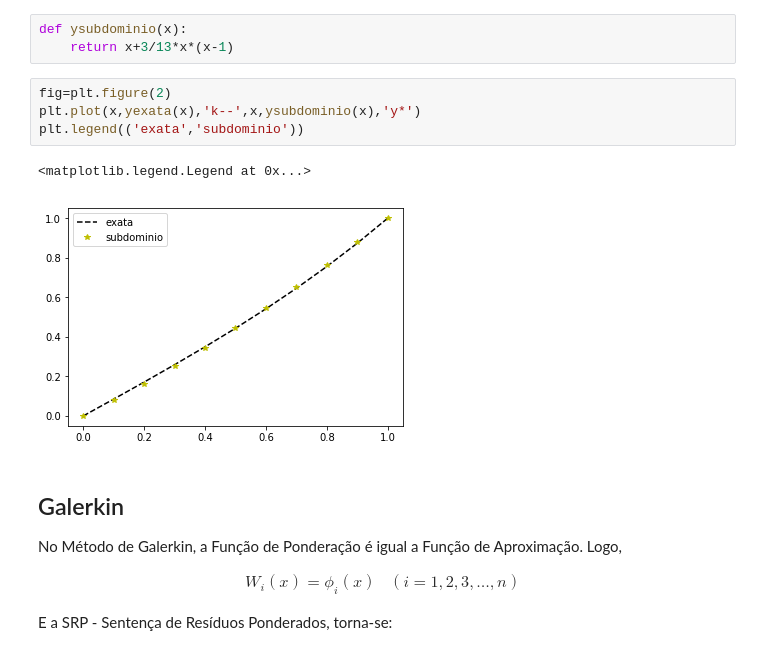
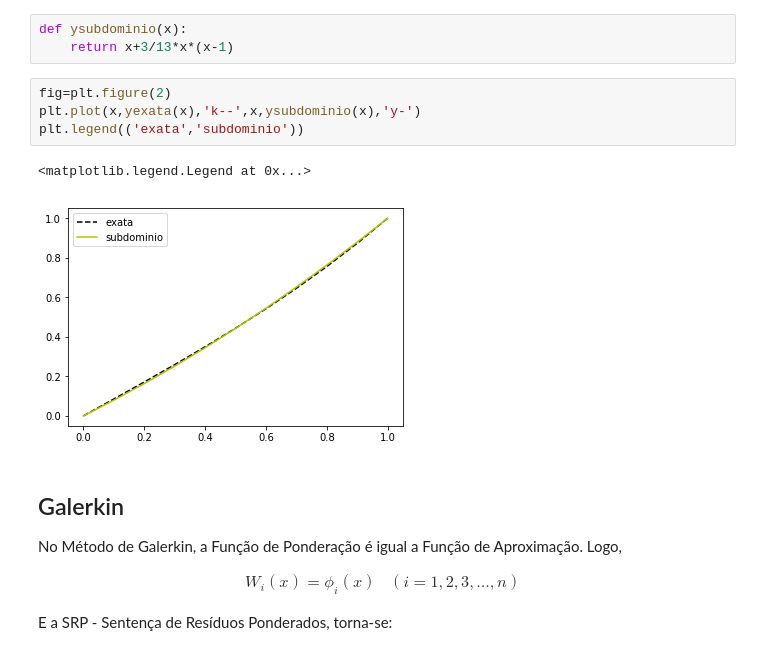
Before and after one commit to noedelima/Uff_MEFpy, a Jupyter notebook: MEFPY.ipynb, the cells around one changed output. Saved outputs shown, nothing was run; the diff lists cells and outputs as text.

```diff
--- a/MEFPY.ipynb
+++ b/MEFPY.ipynb
@@ -244,11 +248,11 @@ def ysubdominio(x):
     return x+3/13*x*(x-1)
 # %%
 fig=plt.figure(2)
-plt.plot(x,yexata(x),'k--',x,ysubdominio(x),'y*')
+plt.plot(x,yexata(x),'k--',x,ysubdominio(x),'y-')
 plt.legend(('exata','subdominio'))
 # %% [output]
 <matplotlib.legend.Legend at 0x...>
-[figure, old version]
+[figure, new version]
 # %% [markdown]
 
 ## Galerkin
```
Also changed, not shown: parts of 7 cells of this notebook.
